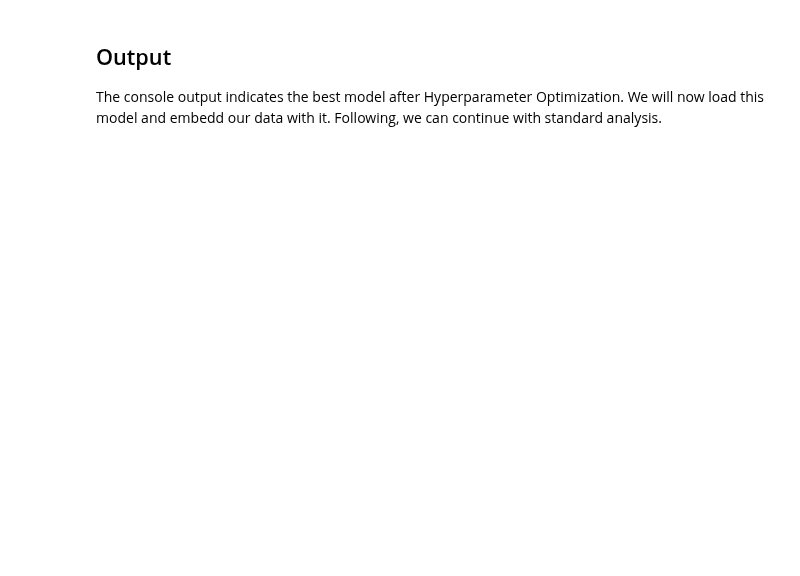
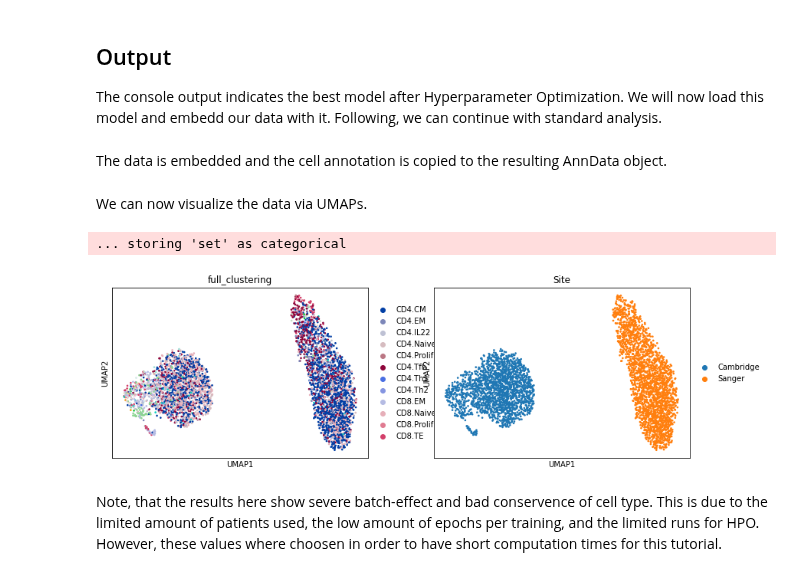
Before and after one commit to SchubertLab/mvTCR, a Jupyter notebook: tutorials/02_training_analysis.ipynb, the cells around one changed output. Saved outputs shown, nothing was run; the diff lists cells and outputs as text; code cells hidden in the pictures; blank space fills up the shorter version.

Commit message:
Tutorial Scripts for prediction and analysis

```diff
--- a/tutorials/02_training_analysis.ipynb
+++ b/tutorials/02_training_analysis.ipynb
@@ -90,12 +83,21 @@ RuntimeError: CUDA out of memory. Tried to allocate 120.00 MiB (GPU 0; 4.00 GiB
 ## Output
 The console output indicates the best model after Hyperparameter Optimization. We will now load this model and embedd our data with it. Following, we can continue with standard analysis.
 # %%
-path_model = '../saved_models/haniffa_tutorial/trial_0/best_model_by_metric.pt'
+path_model = 'saved_models/haniffa_tutorial/trial_2/best_model_by_metric.pt'
 model = utils.load_model(adata, path_model)
+# %% [markdown]
+The data is embedded and the cell annotation is copied to the resulting AnnData object.
 # %%
-latent_moe = moe_model.get_latent(data, metadata=[], return_mean=True)
+latent_moe = model.get_latent(adata, metadata=[], return_mean=True)
 latent_moe.obs = adata.obs.copy()
+# %% [markdown]
+We can now visualize the data via UMAPs.
 # %%
 sc.pp.neighbors(latent_moe, use_rep='X')
 sc.tl.umap(latent_moe)
-sc.pl.umap(latent_moe, color='full_clustering')
+sc.pl.umap(latent_moe, color=['full_clustering', 'Site'])
+# %% [output]
+... storing 'set' as categorical
+[figure, added]
+# %% [markdown]
+Note, that the results here show severe batch-effect and bad conservence of cell type. This is due to the limited amount of patients used, the low amount of epochs per training, and the limited runs for HPO. However, these values where choosen in order to have  short computation times for this tutorial.
```
Also changed, not shown: parts of 4 cells of this notebook, 1 other file.
